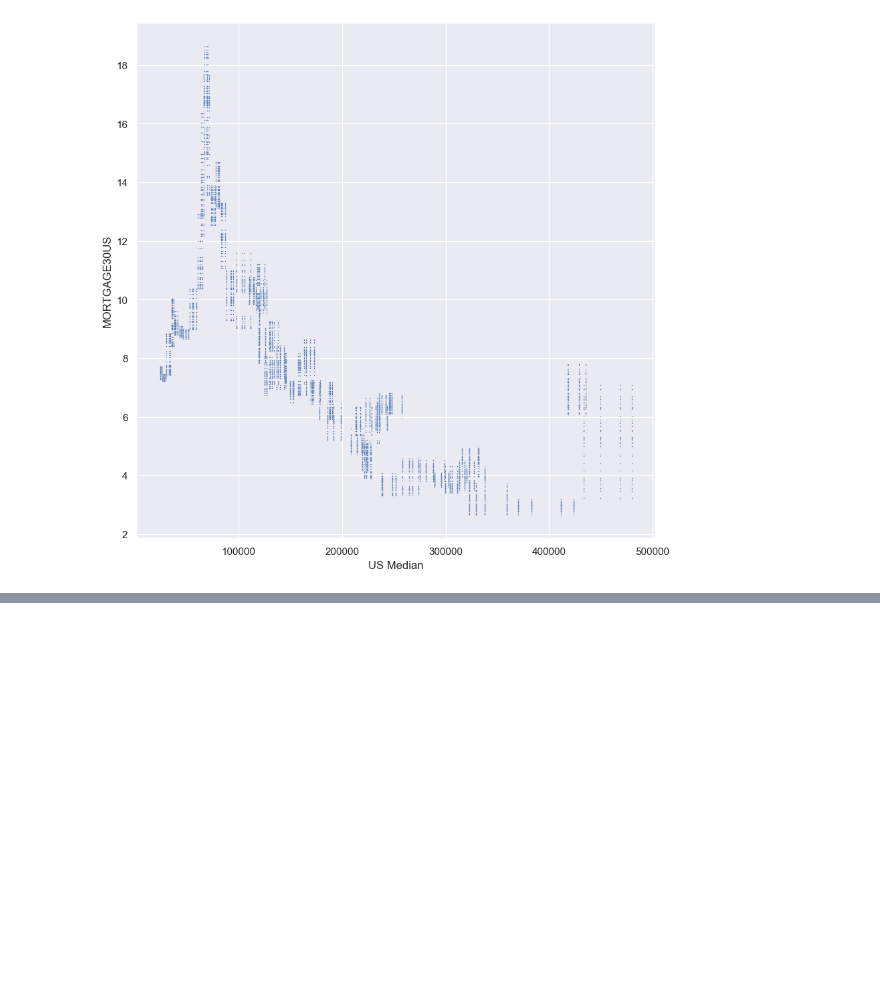
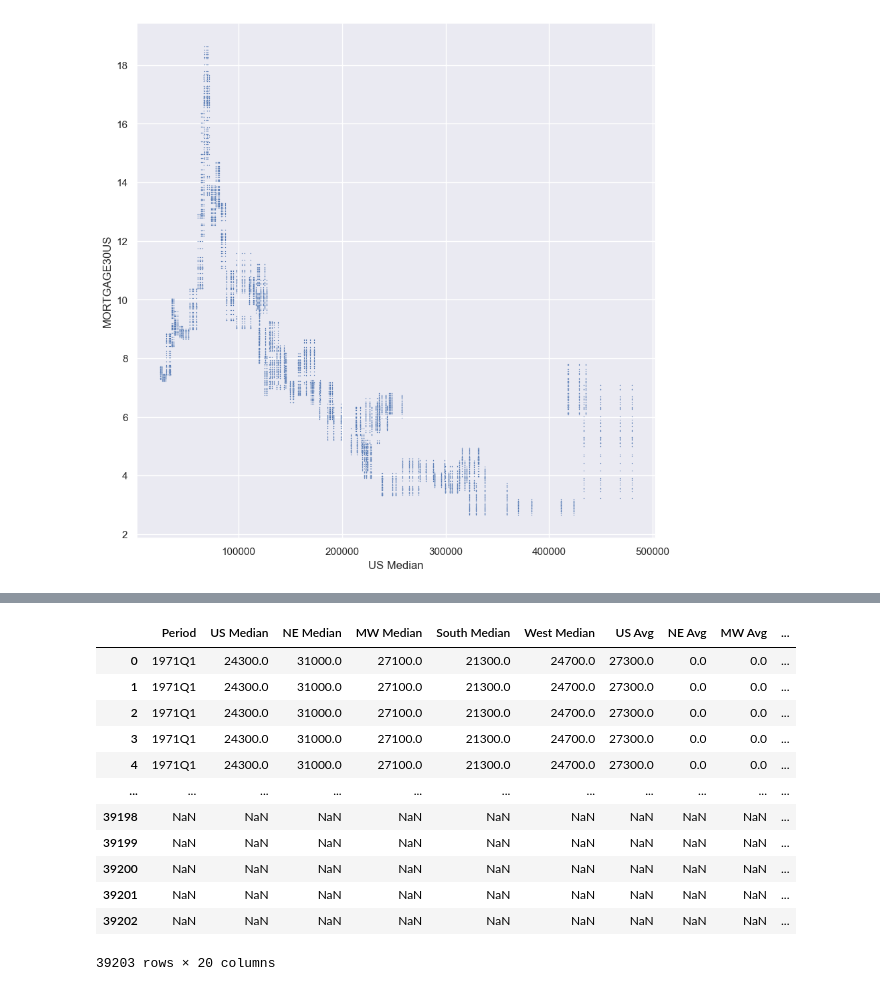
Before and after one commit to mwestonjr/Capstone, a Jupyter notebook: avg_home_sales.ipynb, the cells around one changed output, grey strips where cells are left out. Cells and saved outputs as stored; diff of their text form; code cells hidden in the pictures; blank space fills up the shorter version.

```diff
--- a/avg_home_sales.ipynb
+++ b/avg_home_sales.ipynb
@@ -581,0 +712,19 @@ sns.scatterplot(data = fixed_value_merge,
+# %%
+wages_merge_rate = pd.merge(wages_merge, thirty_fixed_new,
+                            left_on ='Year', right_on = 'Year',
+                            how = 'inner')
+wages_merge_rate
+# %% [output]
+|  | Period | US Median | NE Median | MW Median | South Median | West Median | US Avg | NE Avg | MW Avg | ... |
+| 0 | 1971Q1 | 24300.0 | 31000.0 | 27100.0 | 21300.0 | 24700.0 | 27300.0 | 0.0 | 0.0 | ... |
+| 1 | 1971Q1 | 24300.0 | 31000.0 | 27100.0 | 21300.0 | 24700.0 | 27300.0 | 0.0 | 0.0 | ... |
+| 2 | 1971Q1 | 24300.0 | 31000.0 | 27100.0 | 21300.0 | 24700.0 | 27300.0 | 0.0 | 0.0 | ... |
+| 3 | 1971Q1 | 24300.0 | 31000.0 | 27100.0 | 21300.0 | 24700.0 | 27300.0 | 0.0 | 0.0 | ... |
+| 4 | 1971Q1 | 24300.0 | 31000.0 | 27100.0 | 21300.0 | 24700.0 | 27300.0 | 0.0 | 0.0 | ... |
+| ... | ... | ... | ... | ... | ... | ... | ... | ... | ... | ... |
+| 39198 | NaN | NaN | NaN | NaN | NaN | NaN | NaN | NaN | NaN | ... |
+| 39199 | NaN | NaN | NaN | NaN | NaN | NaN | NaN | NaN | NaN | ... |
+| 39200 | NaN | NaN | NaN | NaN | NaN | NaN | NaN | NaN | NaN | ... |
+| 39201 | NaN | NaN | NaN | NaN | NaN | NaN | NaN | NaN | NaN | ... |
+| 39202 | NaN | NaN | NaN | NaN | NaN | NaN | NaN | NaN | NaN | ... |
+39203 rows × 20 columns
```
Also changed, not shown: parts of 29 cells of this notebook, 3 other files.
